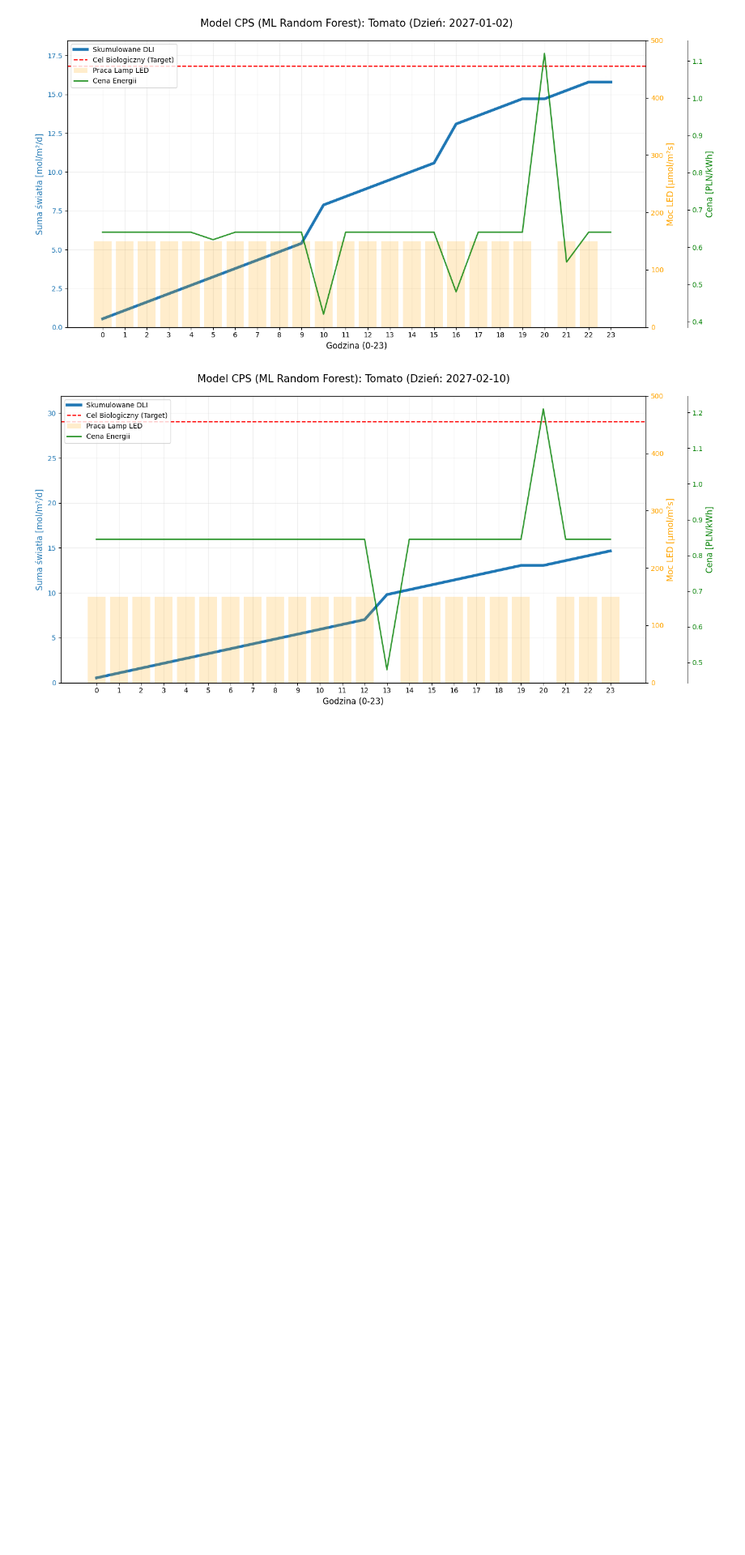
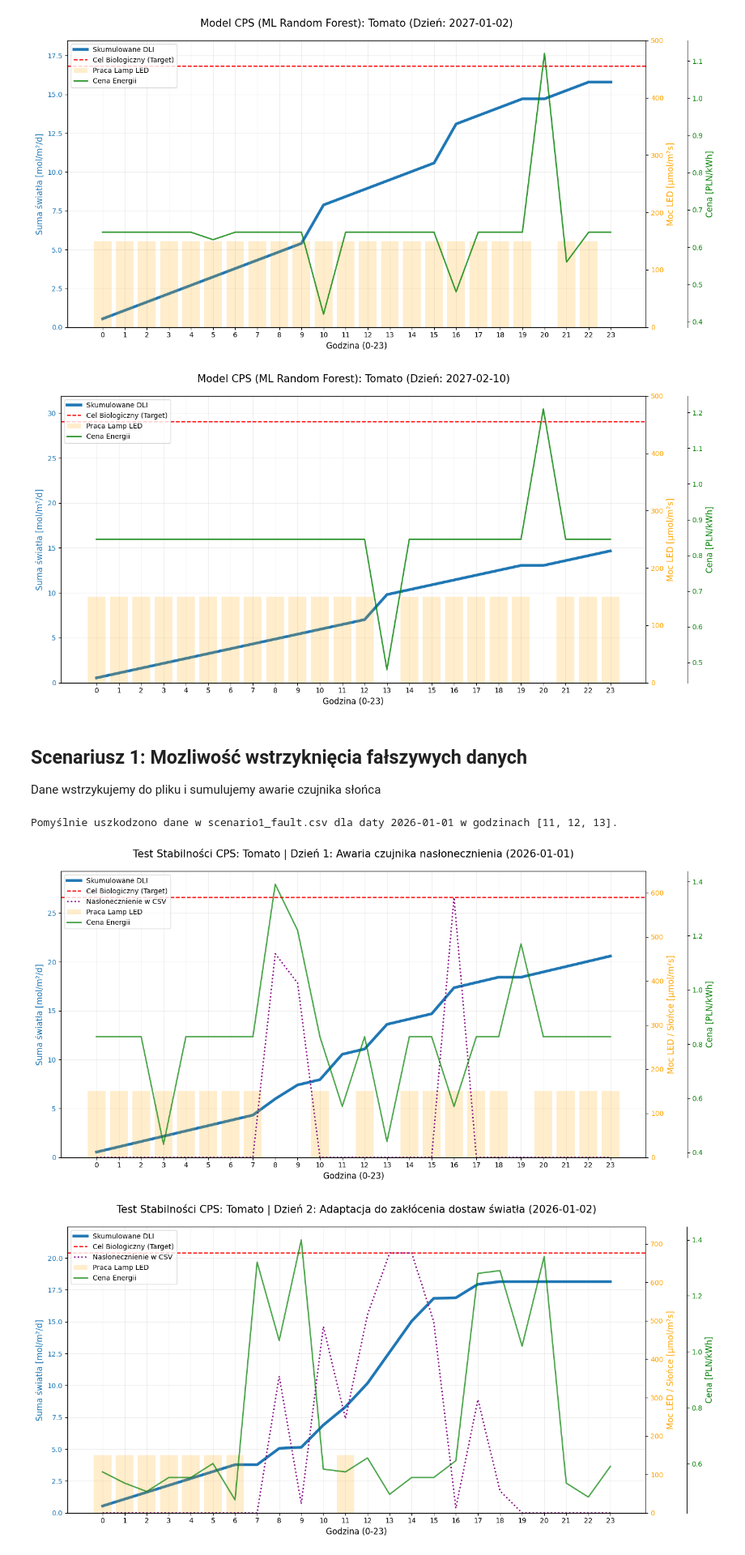
Before and after one commit to jfx21/cps-plant, a Jupyter notebook: notebooks/plant_handling_model.ipynb, the cells around one changed output. Shown at 81% size. Cells and saved outputs as stored; diff of their text form; code cells hidden in the pictures; blank space fills up the shorter version.

Commit message:
Added test scenarios

```diff
--- a/notebooks/plant_handling_model.ipynb
+++ b/notebooks/plant_handling_model.ipynb
@@ -352,3 +378,6 @@ results2 = ml_agent.grow_tomato(target_date=wybrana_data)
 plot_results(results2, 'Tomato', wybrana_data)
 # %% [output]
 [figure]
+# %% [markdown]
+## Scenariusz 1: Mozliwość wstrzyknięcia fałszywych danych
+Dane wstrzykujemy do pliku i sumulujemy awarie czujnika słońca
@@ -354,0 +454,44 @@ plot_results(results2, 'Tomato', wybrana_data)
+# %%
+agent_s1 = MLCultivationAgent(database_path='plants_dataset.csv', output_path='scenario1_fault.csv')
+agent_s1.train_on_history()
+
+base_data = pd.read_csv('plants_dataset.csv')
+
+# DZIEŃ 1 (2026-01-01): wystąpienie awarii czujnika
+dzien_1_czysty = agent_s1.grow_tomato(target_date='2026-01-01')
+
+# Wstrzyknięcie awarii bezpośrednio do pliku CSV (wyzerowanie słońca w południe)
+inject_fault_to_csv(file_path='scenario1_fault.csv', target_date='2026-01-01', target_hours=[11, 12, 13])
+
+# Aktualizacja pamięci agenta o zmodyfikowany plik i ponowny trening
+s1_data = pd.read_csv('scenario1_fault.csv')
+agent_s1.tomato_data = pd.concat([base_data, s1_data[s1_data['Plant_Type'] == 'Tomato']], ignore_index=True)
+agent_s1.tomato_data['Timestamp'] = pd.to_datetime(agent_s1.tomato_data['Timestamp'])
+agent_s1.train_on_history()
+
+# Wizualizacja Dnia Usterki
+dane_dzien_1 = pd.read_csv('scenario1_fault.csv')
+dzien_1_plot = dane_dzien_1[dane_dzien_1['Timestamp'].astype(str).str.contains('2026-01-01')].drop_duplicates(subset=['Hour'], keep='last').sort_values('Hour')
+plot_cps_fault_scenarios(dzien_1_plot, plant_type='Tomato', date_str='2026-01-01', scenario_title="Dzień 1: Awaria czujnika nasłonecznienia")
+
+
+# DZIEŃ 2 (2026-01-02): reakcja modelu na wystąpioną awarie
+# Czujnik działa już poprawnie, ale model ma w pamięci historycznej "fałszywą ciemność" z wczoraj
+dzien_2_adaptacja = agent_s1.grow_tomato(target_date='2026-01-02')
+
+# Wizualizacja Dnia Adaptacji
+dzien_2_plot = dzien_2_adaptacja.drop_duplicates(subset=['Hour'], keep='last').sort_values('Hour')
+plot_cps_fault_scenarios(dzien_2_plot, plant_type='Tomato', date_str='2026-01-02', scenario_title="Dzień 2: Adaptacja do zakłócenia dostaw światła")
+
+
+# DZIEŃ 3 (2026-01-03)
+# Po przeżyciu kolejnej stabilnej doby, model wraca do standardowego profilu sterowania
+dzien_3_stabilizacja = agent_s1.grow_tomato(target_date='2026-01-03')
+
+# Wizualizacja Dnia Stabilizacji
+dzien_3_plot = dzien_3_stabilizacja.drop_duplicates(subset=['Hour'], keep='last').sort_values('Hour')
+plot_cps_fault_scenarios(dzien_3_plot, plant_type='Tomato', date_str='2026-01-03', scenario_title="Dzień 3: Powrót do optymalnego sterowania")
+# %% [output]
+Pomyślnie uszkodzono dane w scenario1_fault.csv dla daty 2026-01-01 w godzinach [11, 12, 13].
+[figure, added]
+[figure, added]
```
Also changed, not shown: parts of 11 cells of this notebook, 1 other file.
